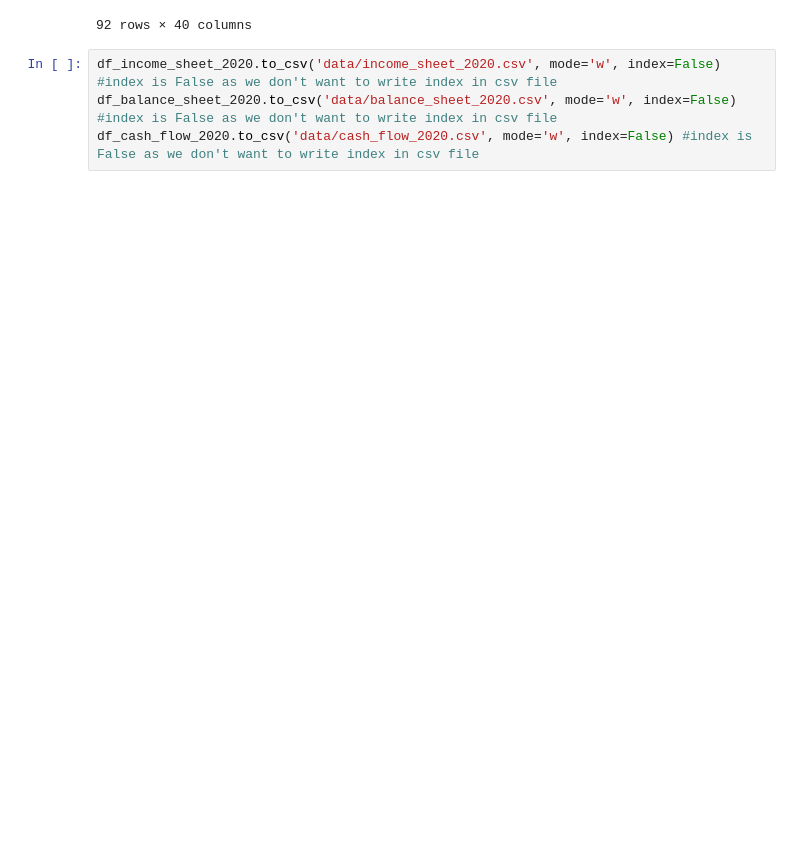
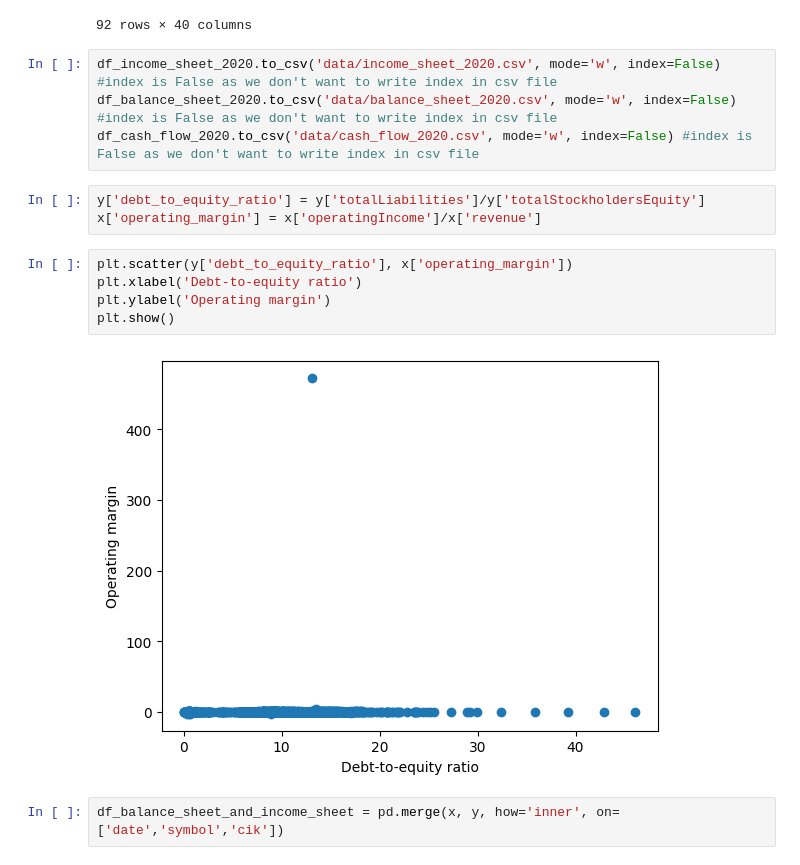
Before and after one commit to DS4A-Data-Engineering/Trial_Run_data_pull_Balance_Sheet_Income_Sheet_data, a Jupyter notebook: Balance_Sheet_Income_Sheet_collecting_data.ipynb, the cells around one changed output. Saved outputs shown, nothing was run; the diff lists cells and outputs as text; blank space fills up the shorter version.

```diff
--- a/Balance_Sheet_Income_Sheet_collecting_data.ipynb
+++ b/Balance_Sheet_Income_Sheet_collecting_data.ipynb
@@ -267,3 +271,15 @@ df_cash_flow_2020
 df_income_sheet_2020.to_csv('data/income_sheet_2020.csv', mode='w', index=False) #index is False as we don't want to write index in csv file
 df_balance_sheet_2020.to_csv('data/balance_sheet_2020.csv', mode='w', index=False) #index is False as we don't want to write index in csv file
 df_cash_flow_2020.to_csv('data/cash_flow_2020.csv', mode='w', index=False) #index is False as we don't want to write index in csv file
+# %%
+y['debt_to_equity_ratio'] = y['totalLiabilities']/y['totalStockholdersEquity']
+x['operating_margin'] = x['operatingIncome']/x['revenue']
+# %%
+plt.scatter(y['debt_to_equity_ratio'], x['operating_margin'])
+plt.xlabel('Debt-to-equity ratio')
+plt.ylabel('Operating margin')
+plt.show()
+# %% [output]
+[figure, added]
+# %%
+df_balance_sheet_and_income_sheet = pd.merge(x, y, how='inner', on=['date','symbol','cik'])
```
Also changed, not shown: parts of 5 cells of this notebook, 3 other files.
